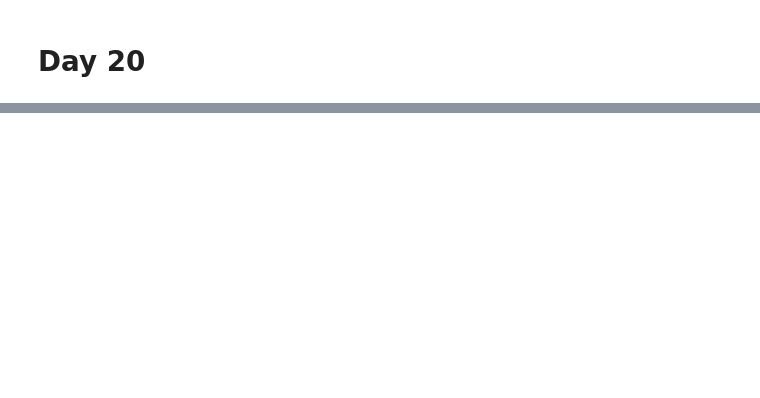
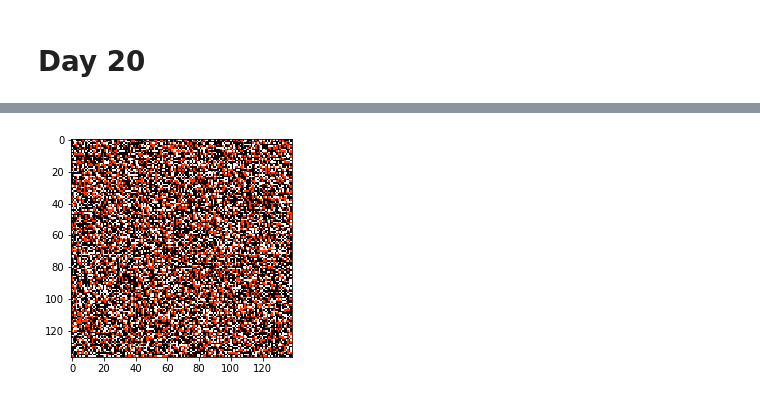
Before and after one commit to karolzak/adventofcode, a Jupyter notebook: 2021/taube-ms/advent2021.ipynb, the cells around one changed output, grey strips where cells are left out. Drawn from its saved outputs; the diff is of its cells as text; code cells hidden in the pictures; blank space fills up the shorter version.

```diff
--- a/2021/taube-ms/advent2021.ipynb
+++ b/2021/taube-ms/advent2021.ipynb
@@ -2574,7 +2644,7 @@ contents = myfile.read()         # read the entire file to string
 myfile.close()                   # close the file
 day20 = contents.split('\n\n')
 string_translate = day20[0]
-day20_str_mtrx = day20_[1].split('\n')
+day20_str_mtrx = day20[1].split('\n')
 mtrx20 = np.zeros([len(day20_str_mtrx),len(day20_str_mtrx[0])])
 for i in range(len(day20_str_mtrx)):
     for j in range(len(day20_str_mtrx[0])):
@@ -2673,0 +3750,83 @@ for i in range(mtrx_out.shape[0]):
+# %%
+def read_cuc(txt):
+    myfile = open(f'data/{txt}.txt', "rt") # open lorem.t'x't for reading te'x't
+    contents = myfile.read()         # read the entire file to string
+    myfile.close()                   # close the file
+    day25 = contents.split('\n')
+    return [[char for char in s] for s in day25]
+# %%
+import numpy as np
+import matplotlib.pyplot as plt
+
+def print_mt(mt):
+    col = len(mt)
+    row = len(mt[0])
+    for i in range(col):
+        s = ''
+        for j in range(row):
+            s+= mt[i][j]
+        print(s)
+
+def cucumber_madness(old_cuc):
+    new_cuc = [old for old in old_cuc]
+    col = len(new_cuc)
+    row = len(new_cuc[0])
+    remember_right = []
+    for i in range(col):
+        for j in range(row):
+            if new_cuc[i][j] == '>' and new_cuc[i][(j+1)%row] == '.':
+                remember_right.append([i,j])
+    for right in remember_right:
+        new_cuc[right[0]][(right[1]+1)%row] = '>'
+        new_cuc[right[0]][right[1]] = '.'
+
+    remember_left = []
+    for i in range(col):
+        for j in range(row):
+            if new_cuc[i][j] == 'v' and new_cuc[(i+1)%col][j] == '.':
+                remember_left.append([i,j])
+    for left in remember_left:
+        new_cuc[(left[0]+1)%col][left[1]] = 'v'
+        new_cuc[left[0]][left[1]] = '.'
+
+def get_last_round(cuc):
+    #print('round ', 0)
+    #print_mt(cuc)
+    idx = True
+    r = 0
+    k = 1
+    while idx:
+        r+=1
+        last_cuc = [[c for c in s] for s in cuc]
+        cucumber_madness(cuc)
+        if last_cuc==cuc:
+            idx = False
+            #print('round ', r)
+            #print('cuc')
+            #print_mt(cuc)
+            #print('last_cuc')
+            #print_mt(last_cuc)
+        last_cuc_mtrx = []
+        for s in cuc:
+            ls = []
+            for c in s:
+                if c=='.':
+                    x = 1
+                if c=='>':
+                    x = 5
+                if c=='v':
+                    x = 10
+                ls.append(x)
+            last_cuc_mtrx.append(ls)
+        mtrx = np.array(last_cuc_mtrx)
+        if r % (75*k)==1:
+            k+=1
+            plt.imshow(mtrx, cmap='hot', interpolation='nearest')
+            plt.show()
+    return r
+
+#get_last_round(read_cuc('day25_ex2'))
+
+get_last_round(read_cuc('day25'))
+# %% [output]
+[figure, added]
```
Also changed, not shown: parts of 32 cells of this notebook.
